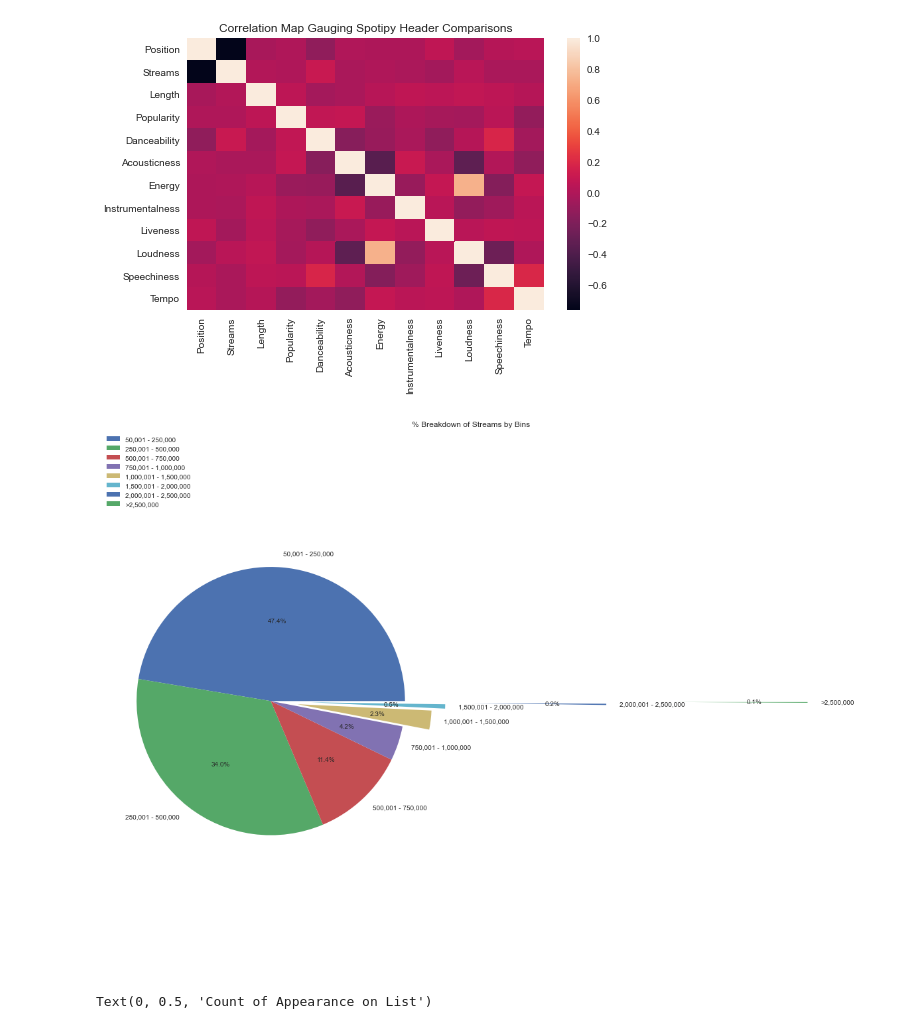
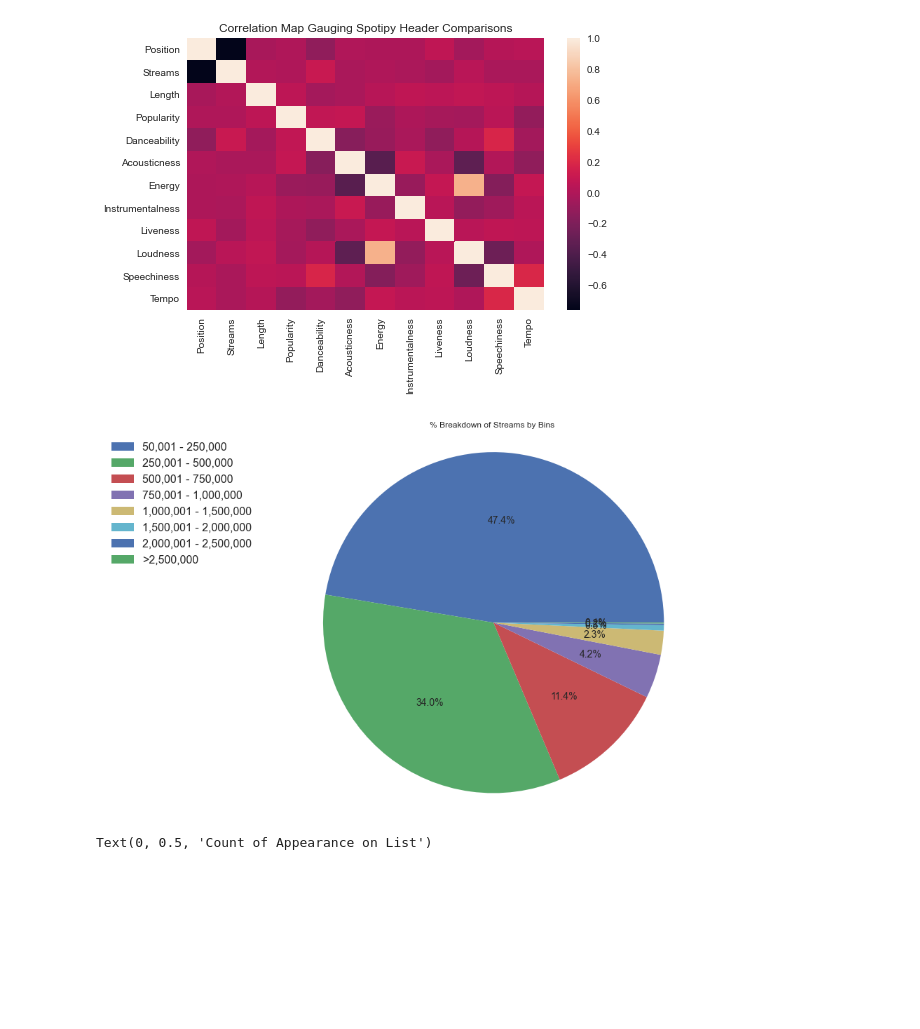
Before and after one commit to iastanehasl/Project-One, a Jupyter notebook: Spotipy_Group-MApieupdate.ipynb, the cells around one changed output. Drawn from its saved outputs; the diff is of its cells as text; code cells hidden in the pictures; blank space fills up the shorter version.

```diff
--- a/Spotipy_Group-MApieupdate.ipynb
+++ b/Spotipy_Group-MApieupdate.ipynb
@@ -216,17 +216,16 @@ sns.heatmap(correlationMap)
 # %%
 #just takes the time of time a song falls into a bin. need discrete.
 plt.style.use('seaborn')
-explode = (0,0,0,0,0.2,0.3,1.5,3)
-fig, ax = plt.subplots(figsize=(20, 15), subplot_kw=dict(aspect="equal"))
+fig, ax = plt.subplots(figsize=(20, 10), subplot_kw=dict(aspect="equal"))
 bins = pd.DataFrame(clean_Spoti["Bins"].value_counts())
 labels = bins.index.values
-plt.pie(bins, labels = labels,explode=explode, autopct = "%1.1f%%")
+plt.pie(bins, textprops={'fontsize': 14}, autopct = "%1.1f%%")
 plt.title("% Breakdown of Streams by Bins")
 plt.axis("equal")
-ax.legend(loc="upper left")
+ax.legend(labels,loc="upper left",fontsize='16')
 plt.show()
 # %% [output]
-[figure, old version]
+[figure, new version]
 # %%
 #pie graph that shows streams of top 10 artists
 # %%
```
Also changed, not shown: parts of 1 cell of this notebook, 1 other file.
